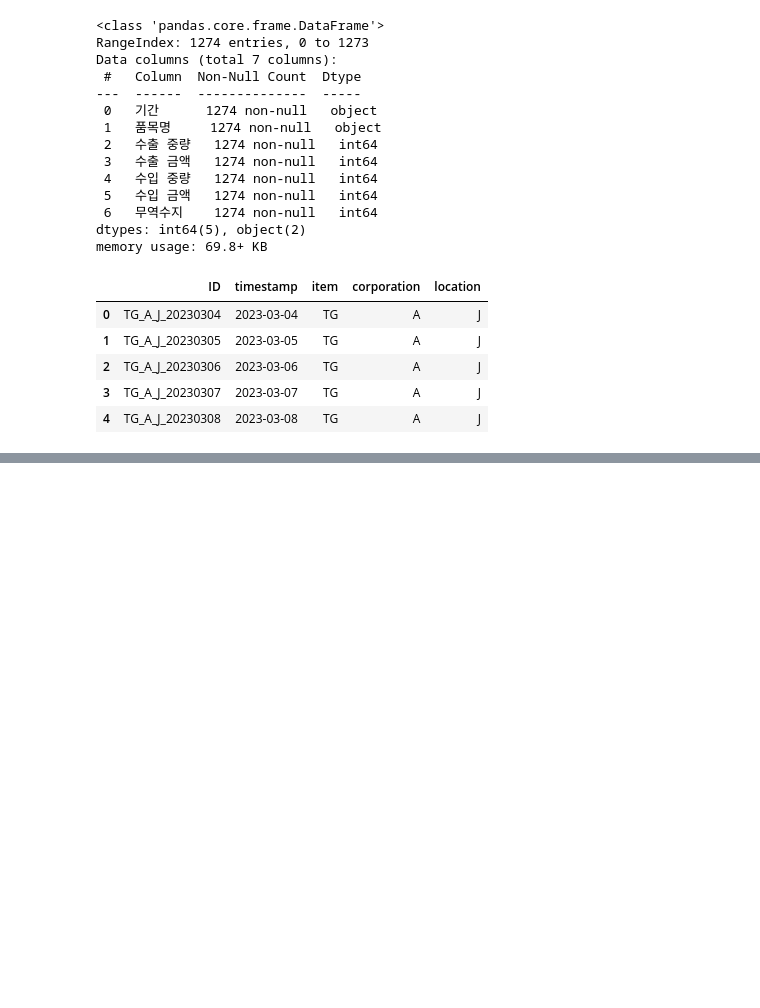
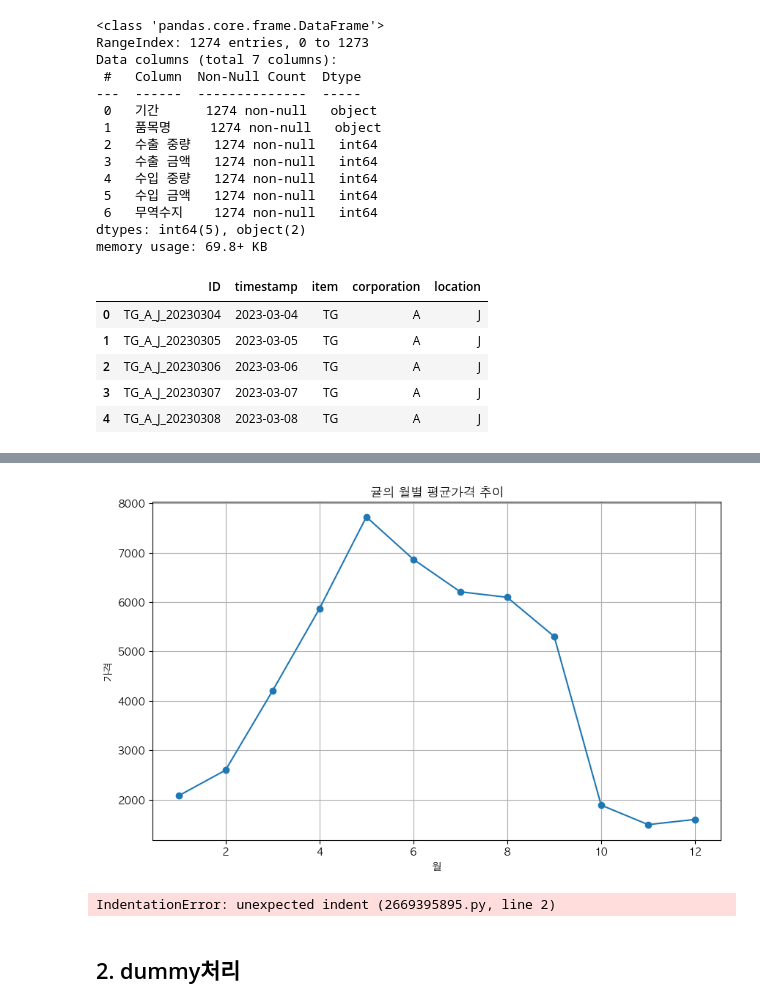
Before and after one commit to noweahc/jeju, a Jupyter notebook: 1109test.ipynb, the cells around one changed output, grey strips where cells are left out. Saved outputs shown, nothing was run; the diff lists cells and outputs as text; code cells hidden in the pictures; blank space fills up the shorter version.

```diff
--- a/1109test.ipynb
+++ b/1109test.ipynb
@@ -86,0 +219,26 @@ memory usage: 42.8+ KB
+# %%
+#월별 가격
+monthly_price = TG.groupby('month')['price'].mean()
+plt.figure(figsize=(10, 6))
+plt.plot(monthly_price.index, monthly_price, marker = 'o')
+plt.xlabel('월')
+plt.ylabel('가격')
+plt.title('귤의 월별 평균가격 추이')
+plt.grid(True)
+plt.show()
+# %% [output]
+[figure, added]
+# %%
+#월별 공급
+ = TG.groupby('month')['price'].mean()
+plt.figure(figsize=(10, 6))
+plt.plot(monthly_price.index, monthly_price, marker = 'o')
+plt.xlabel('월')
+plt.ylabel('가격')
+plt.title('귤의 월별 평균가격 추이')
+plt.grid(True)
+plt.show()
+# %% [output]
+IndentationError: unexpected indent (2669395895.py, line 2)
+# %% [markdown]
+## 2. dummy처리
```
Also changed, not shown: parts of 40 cells of this notebook, 7 other files.
